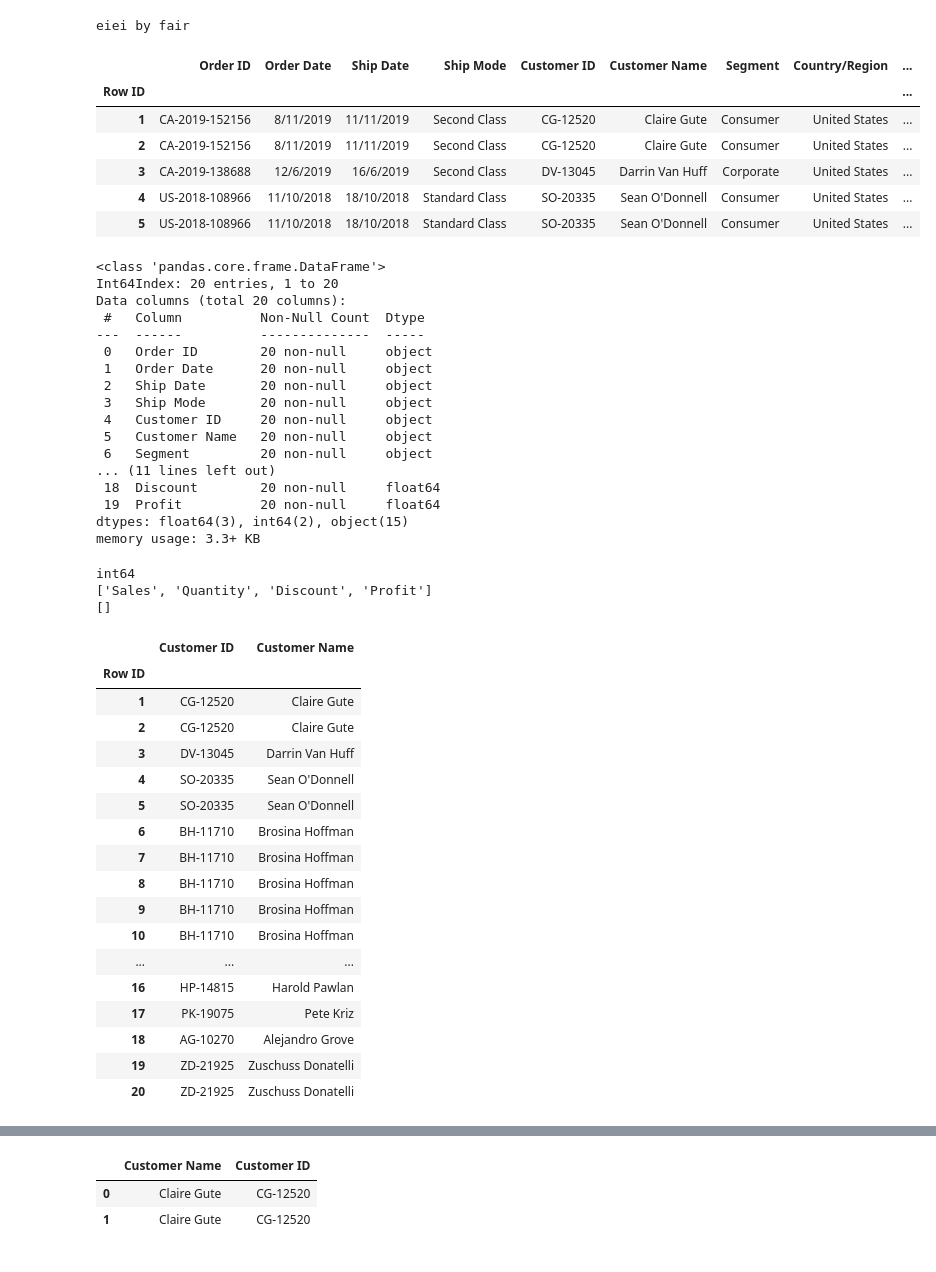
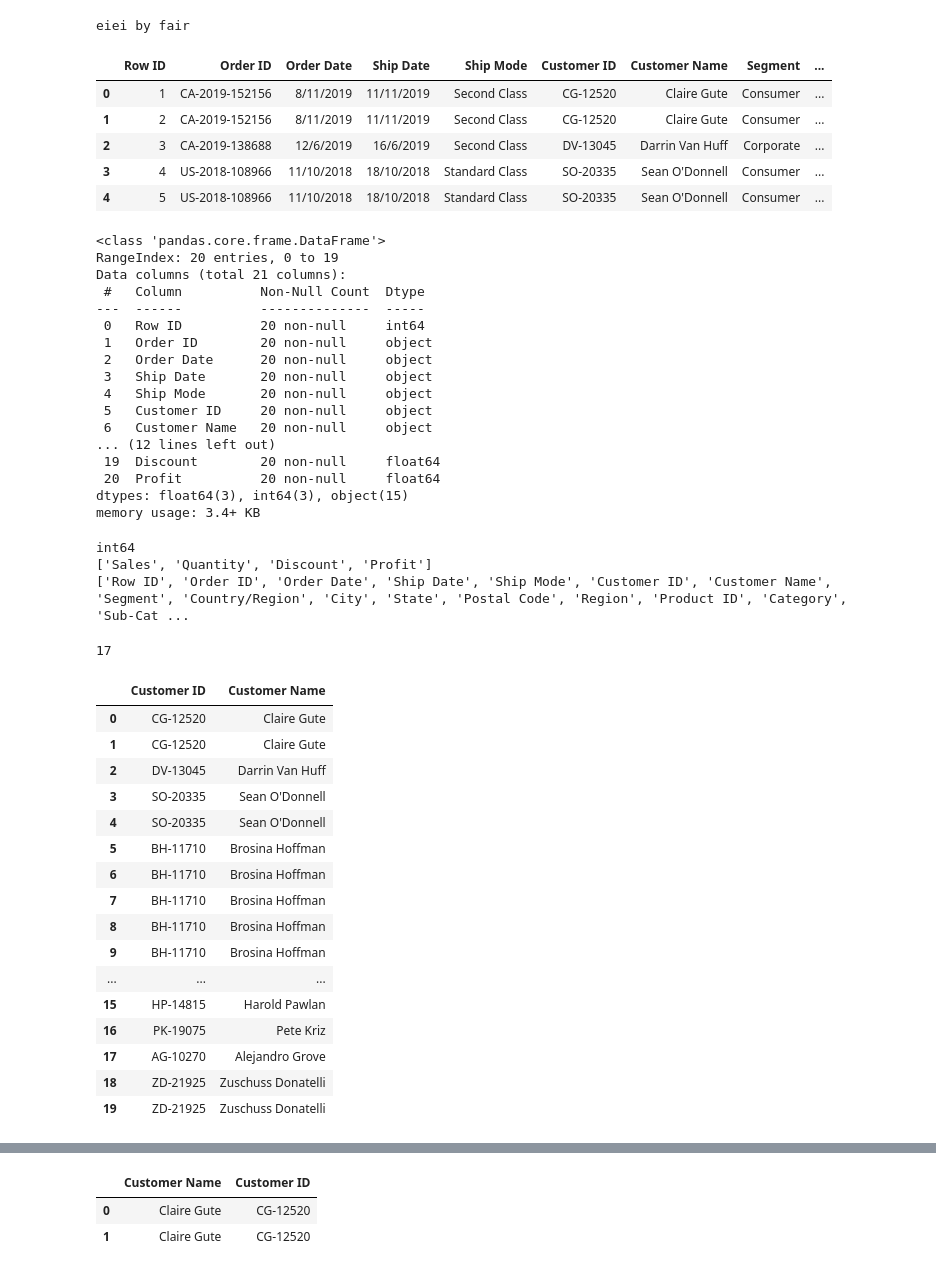
Before and after one commit to ThanawatKMUTNB/DataViz, a Jupyter notebook: testCSV.ipynb, the cells around one changed output, grey strips where cells are left out. Cells and saved outputs as stored; diff of their text form; code cells hidden in the pictures.

```diff
--- a/testCSV.ipynb
+++ b/testCSV.ipynb
@@ -26,38 +26,37 @@ file.close()
 # %%
 import csv
 import pandas as pd
 
 #pd.options.display.max_rows = 10
-df = pd.read_csv('SS_20lines.csv', encoding='windows-1252',index_col = 'Row ID')
+df = pd.read_csv('SS_20lines.csv', encoding='windows-1252')
 df.head()
 # %% [output]
-|  | Order ID | Order Date | Ship Date | Ship Mode | Customer ID | Customer Name | Segment | Country/Region | ... |
-| Row ID |  |  |  |  |  |  |  |  | ... |
-| 1 | CA-2019-152156 | 8/11/2019 | 11/11/2019 | Second Class | CG-12520 | Claire Gute | Consumer | United States | ... |
-| 2 | CA-2019-152156 | 8/11/2019 | 11/11/2019 | Second Class | CG-12520 | Claire Gute | Consumer | United States | ... |
-| 3 | CA-2019-138688 | 12/6/2019 | 16/6/2019 | Second Class | DV-13045 | Darrin Van Huff | Corporate | United States | ... |
-| 4 | US-2018-108966 | 11/10/2018 | 18/10/2018 | Standard Class | SO-20335 | Sean O'Donnell | Consumer | United States | ... |
-| 5 | US-2018-108966 | 11/10/2018 | 18/10/2018 | Standard Class | SO-20335 | Sean O'Donnell | Consumer | United States | ... |
+|  | Row ID | Order ID | Order Date | Ship Date | Ship Mode | Customer ID | Customer Name | Segment | ... |
+| 0 | 1 | CA-2019-152156 | 8/11/2019 | 11/11/2019 | Second Class | CG-12520 | Claire Gute | Consumer | ... |
+| 1 | 2 | CA-2019-152156 | 8/11/2019 | 11/11/2019 | Second Class | CG-12520 | Claire Gute | Consumer | ... |
+| 2 | 3 | CA-2019-138688 | 12/6/2019 | 16/6/2019 | Second Class | DV-13045 | Darrin Van Huff | Corporate | ... |
+| 3 | 4 | US-2018-108966 | 11/10/2018 | 18/10/2018 | Standard Class | SO-20335 | Sean O'Donnell | Consumer | ... |
+| 4 | 5 | US-2018-108966 | 11/10/2018 | 18/10/2018 | Standard Class | SO-20335 | Sean O'Donnell | Consumer | ... |
 # %%
 df.info()
 # %% [output]
 <class 'pandas.core.frame.DataFrame'>
-Int64Index: 20 entries, 1 to 20
-Data columns (total 20 columns):
+RangeIndex: 20 entries, 0 to 19
+Data columns (total 21 columns):
  #   Column          Non-Null Count  Dtype
 ---  ------          --------------  -----
- 0   Order ID        20 non-null     object
- 1   Order Date      20 non-null     object
- 2   Ship Date       20 non-null     object
- 3   Ship Mode       20 non-null     object
- 4   Customer ID     20 non-null     object
- 5   Customer Name   20 non-null     object
- 6   Segment         20 non-null     object
-... (11 lines left out)
- 18  Discount        20 non-null     float64
- 19  Profit          20 non-null     float64
-dtypes: float64(3), int64(2), object(15)
-memory usage: 3.3+ KB
+ 0   Row ID          20 non-null     int64
+ 1   Order ID        20 non-null     object
+ 2   Order Date      20 non-null     object
+ 3   Ship Date       20 non-null     object
+ 4   Ship Mode       20 non-null     object
+ 5   Customer ID     20 non-null     object
+ 6   Customer Name   20 non-null     object
+... (12 lines left out)
+ 19  Discount        20 non-null     float64
+ 20  Profit          20 non-null     float64
+dtypes: float64(3), int64(3), object(15)
+memory usage: 3.4+ KB
 # %%
 print(df.dtypes['Quantity'])
 df.dtypes['Quantity'] == 'int64'
@@ -68,34 +67,36 @@ for head in df.columns:
     if (df.dtypes[head] == 'int64' or df.dtypes[head] == 'float64') and head != 'Row ID' and head != 'Postal Code':
         Meas.append(head)
     elif df.dtypes[head] == 'object' or head == 'Row ID' or head == 'Postal Code':
+        Dimen.append(head)
 print(Meas)
 print(Dimen)
+len(Dimen)
 # %% [output]
 int64
 ['Sales', 'Quantity', 'Discount', 'Profit']
-[]
+['Row ID', 'Order ID', 'Order Date', 'Ship Date', 'Ship Mode', 'Customer ID', 'Customer Name', 'Segment', 'Country/Region', 'City', 'State', 'Postal Code', 'Region', 'Product ID', 'Category', 'Sub-Cat ...
+17
 # %%
 pd.set_option('display.max_columns',21)
 # %%
 df[['Customer ID','Customer Name']]
 # %% [output]
 |  | Customer ID | Customer Name |
-| Row ID |  |  |
+| 0 | CG-12520 | Claire Gute |
 | 1 | CG-12520 | Claire Gute |
-| 2 | CG-12520 | Claire Gute |
-| 3 | DV-13045 | Darrin Van Huff |
+| 2 | DV-13045 | Darrin Van Huff |
+| 3 | SO-20335 | Sean O'Donnell |
 | 4 | SO-20335 | Sean O'Donnell |
-| 5 | SO-20335 | Sean O'Donnell |
+| 5 | BH-11710 | Brosina Hoffman |
 | 6 | BH-11710 | Brosina Hoffman |
 | 7 | BH-11710 | Brosina Hoffman |
 | 8 | BH-11710 | Brosina Hoffman |
 | 9 | BH-11710 | Brosina Hoffman |
-| 10 | BH-11710 | Brosina Hoffman |
 | ... | ... | ... |
-| 16 | HP-14815 | Harold Pawlan |
-| 17 | PK-19075 | Pete Kriz |
-| 18 | AG-10270 | Alejandro Grove |
+| 15 | HP-14815 | Harold Pawlan |
+| 16 | PK-19075 | Pete Kriz |
+| 17 | AG-10270 | Alejandro Grove |
+| 18 | ZD-21925 | Zuschuss Donatelli |
 | 19 | ZD-21925 | Zuschuss Donatelli |
-| 20 | ZD-21925 | Zuschuss Donatelli |
 # %%
 print(df.columns)
```
Also changed, not shown: parts of 4 cells of this notebook, 1 other file.
